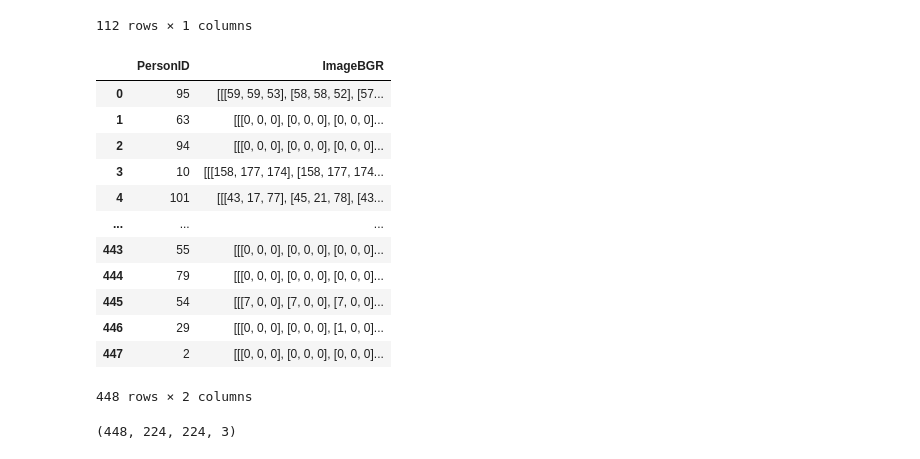
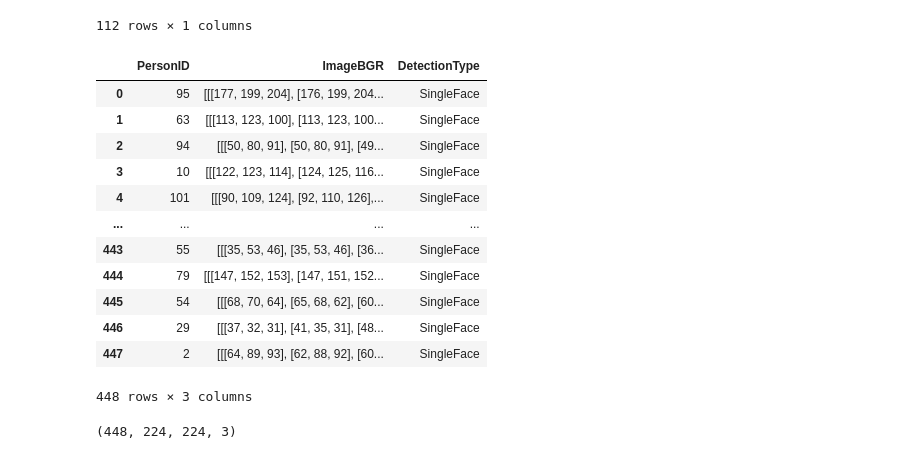
Before and after one commit to RsgAI/Face-Recognition, a Jupyter notebook: Training/FirstQuarter/FaceOnly/Training10.ipynb, the cells around one changed output. Cells and saved outputs as stored; diff of their text form; code cells hidden in the pictures.

```diff
--- a/Training/FirstQuarter/FaceOnly/Training10.ipynb
+++ b/Training/FirstQuarter/FaceOnly/Training10.ipynb
@@ -71,23 +71,23 @@ personDf
 | 111 | Xavier Malisse |
 112 rows × 1 columns
 # %%
-#FullPhoto Training data is being read from md5 file
-trainingDf = pd.read_pickle("../../../Data/FirstQuarter/FullPhoto/Training.pkl")
+#FaceOnly Training data is being read from md5 file
+trainingDf = pd.read_pickle("../../../Data/FirstQuarter/FaceOnly/Training.pkl")
 trainingDf
 # %% [output]
-|  | PersonID | ImageBGR |
-| 0 | 95 | [[[59, 59, 53], [58, 58, 52], [57... |
-| 1 | 63 | [[[0, 0, 0], [0, 0, 0], [0, 0, 0]... |
-| 2 | 94 | [[[0, 0, 0], [0, 0, 0], [0, 0, 0]... |
-| 3 | 10 | [[[158, 177, 174], [158, 177, 174... |
-| 4 | 101 | [[[43, 17, 77], [45, 21, 78], [43... |
-| ... | ... | ... |
-| 443 | 55 | [[[0, 0, 0], [0, 0, 0], [0, 0, 0]... |
-| 444 | 79 | [[[0, 0, 0], [0, 0, 0], [0, 0, 0]... |
-| 445 | 54 | [[[7, 0, 0], [7, 0, 0], [7, 0, 0]... |
-| 446 | 29 | [[[0, 0, 0], [0, 0, 0], [1, 0, 0]... |
-| 447 | 2 | [[[0, 0, 0], [0, 0, 0], [0, 0, 0]... |
+|  | PersonID | ImageBGR | DetectionType |
+| 0 | 95 | [[[177, 199, 204], [176, 199, 204... | SingleFace |
+| 1 | 63 | [[[113, 123, 100], [113, 123, 100... | SingleFace |
+| 2 | 94 | [[[50, 80, 91], [50, 80, 91], [49... | SingleFace |
+| 3 | 10 | [[[122, 123, 114], [124, 125, 116... | SingleFace |
+| 4 | 101 | [[[90, 109, 124], [92, 110, 126],... | SingleFace |
+| ... | ... | ... | ... |
+| 443 | 55 | [[[35, 53, 46], [35, 53, 46], [36... | SingleFace |
+| 444 | 79 | [[[147, 152, 153], [147, 151, 152... | SingleFace |
+| 445 | 54 | [[[68, 70, 64], [65, 68, 62], [60... | SingleFace |
+| 446 | 29 | [[[37, 32, 31], [41, 35, 31], [48... | SingleFace |
+| 447 | 2 | [[[64, 89, 93], [62, 88, 92], [60... | SingleFace |
-448 rows × 2 columns
+448 rows × 3 columns
 # %%
 #trainingX is being extracted from trainingDf as wanted shape
 #trainingX contains images with pixel values of data type np.uint8 in the range [0, 255]
```
Also changed, not shown: parts of 10 cells of this notebook, 1 other file.
